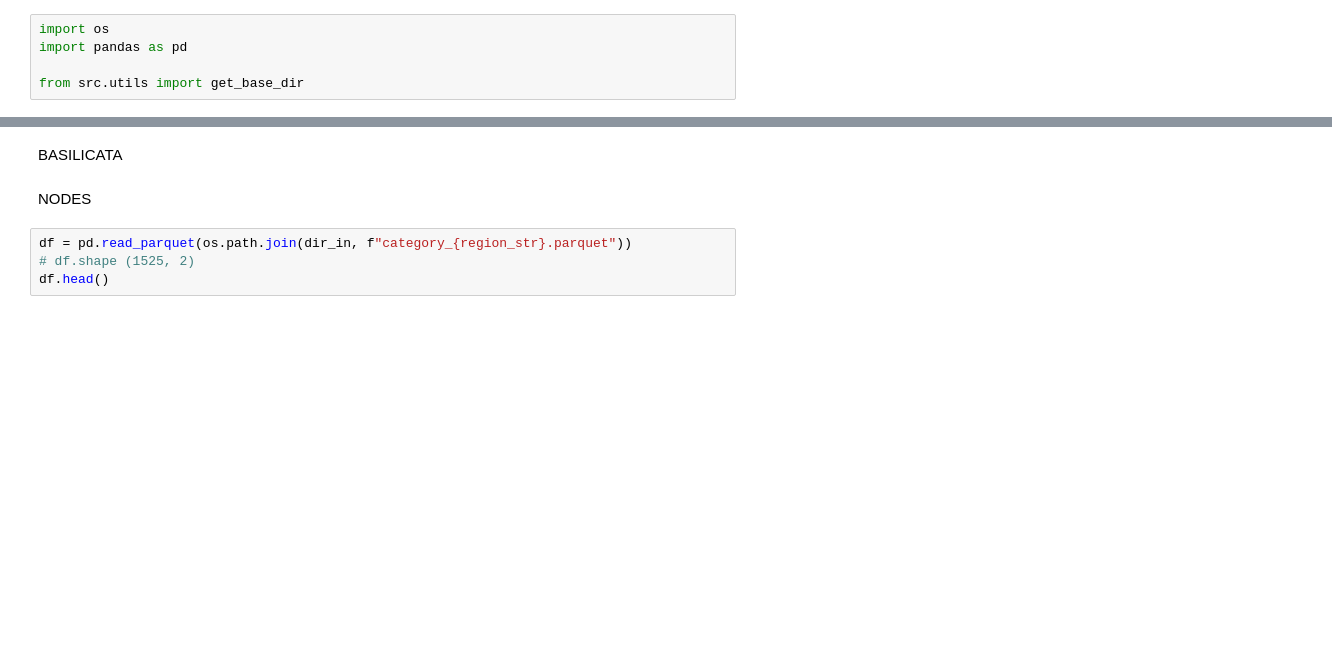
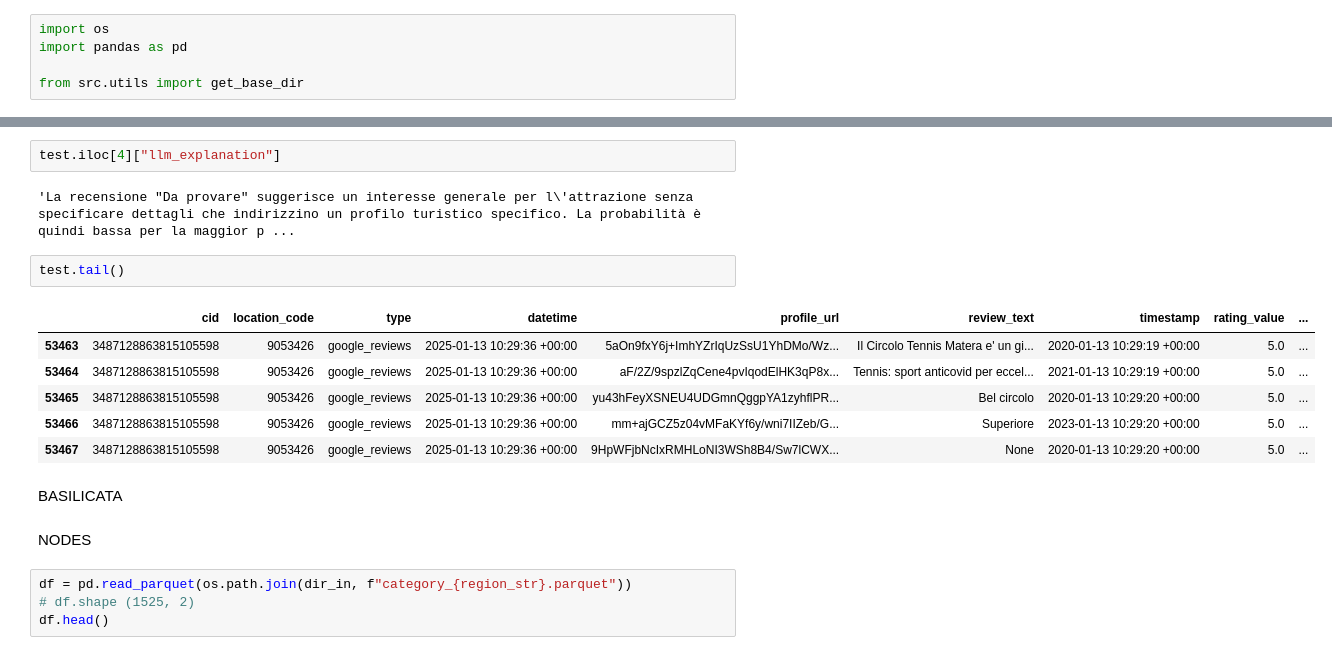
Before and after one commit to lilymart/Dooway_GNN, a Jupyter notebook: src/data_preprocessing/data_inspection.ipynb, the cells around one changed output, grey strips where cells are left out. Saved outputs shown, nothing was run; the diff lists cells and outputs as text; blank space fills up the shorter version.

```diff
--- a/src/data_preprocessing/data_inspection.ipynb
+++ b/src/data_preprocessing/data_inspection.ipynb
@@ -14,3 +48,16 @@ edges_dir = os.path.join(base_dir, "original_data", "edges")
+# %%
+test.iloc[4]["llm_explanation"]
+# %% [output]
+'La recensione "Da provare" suggerisce un interesse generale per l\'attrazione senza specificare dettagli che indirizzino un profilo turistico specifico. La probabilità è quindi bassa per la maggior p ...
+# %%
+test.tail()
+# %% [output]
+|  | cid | location_code | type | datetime | profile_url | review_text | timestamp | rating_value | ... |
+| 53463 | 3487128863815105598 | 9053426 | google_reviews | 2025-01-13 10:29:36 +00:00 | 5aOn9fxY6j+ImhYZrIqUzSsU1YhDMo/Wz... | Il Circolo Tennis Matera e' un gi... | 2020-01-13 10:29:19 +00:00 | 5.0 | ... |
+| 53464 | 3487128863815105598 | 9053426 | google_reviews | 2025-01-13 10:29:36 +00:00 | aF/2Z/9spzlZqCene4pvIqodElHK3qP8x... | Tennis: sport anticovid per eccel... | 2021-01-13 10:29:19 +00:00 | 5.0 | ... |
+| 53465 | 3487128863815105598 | 9053426 | google_reviews | 2025-01-13 10:29:36 +00:00 | yu43hFeyXSNEU4UDGmnQggpYA1zyhflPR... | Bel circolo | 2020-01-13 10:29:20 +00:00 | 5.0 | ... |
+| 53466 | 3487128863815105598 | 9053426 | google_reviews | 2025-01-13 10:29:36 +00:00 | mm+ajGCZ5z04vMFaKYf6y/wni7IIZeb/G... | Superiore | 2023-01-13 10:29:20 +00:00 | 5.0 | ... |
+| 53467 | 3487128863815105598 | 9053426 | google_reviews | 2025-01-13 10:29:36 +00:00 | 9HpWFjbNcIxRMHLoNI3WSh8B4/Sw7lCWX... | None | 2020-01-13 10:29:20 +00:00 | 5.0 | ... |
 # %% [markdown]
 BASILICATA
 # %% [markdown]
```
Also changed, not shown: parts of 6 cells of this notebook, 14 other files.
